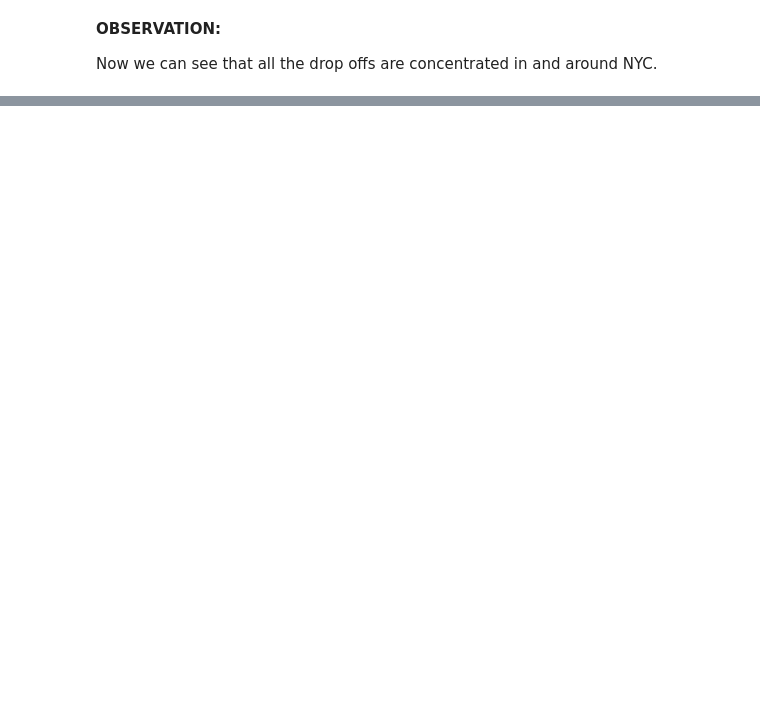
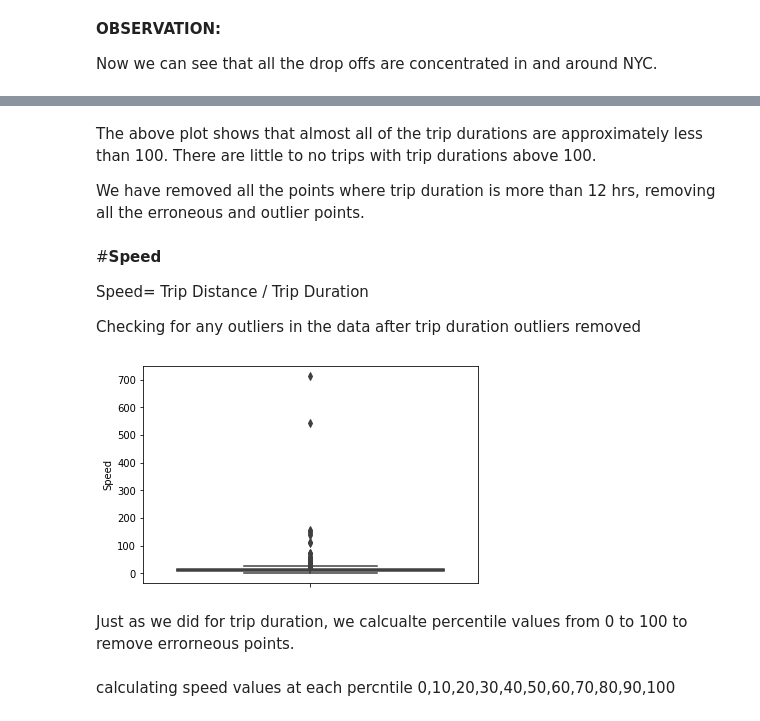
Before and after one commit to ddv246/DSBA-Project, a Jupyter notebook: Copy_of_Untitled0.ipynb, the cells around one changed output, grey strips where cells are left out. Cells and saved outputs as stored; diff of their text form; code cells hidden in the pictures; blank space fills up the shorter version.

```diff
--- a/Copy_of_Untitled0.ipynb
+++ b/Copy_of_Untitled0.ipynb
@@ -493,0 +641,19 @@ Now we can see that all the drop offs are concentrated in and around NYC.
+# %% [markdown]
+ The above plot shows that almost all of the trip durations are approximately less than 100. There are little to no trips with trip durations above 100.
+
+We have removed all the points where trip duration is more than 12 hrs, removing all the erroneous and outlier points.
+# %% [markdown]
+#**Speed**
+
+Speed= Trip Distance / Trip Duration
+
+
+Checking for any outliers in the data after trip duration outliers removed
+# %%
+new_df['Speed'] = 60*(new_df['trip_distance']/new_df['trip_duration'])
+sns.boxplot(y="Speed", data =new_df)
+plt.show()
+# %% [output]
+[figure, added]
+# %% [markdown]
+Just as we did for trip duration, we calcualte percentile values from 0 to 100 to remove errorneous points.
@@ -493,0 +662,2 @@ Now we can see that all the drop offs are concentrated in and around NYC.
+# %% [markdown]
+calculating speed values at each percntile 0,10,20,30,40,50,60,70,80,90,100
```
Also changed, not shown: parts of 36 cells of this notebook.
